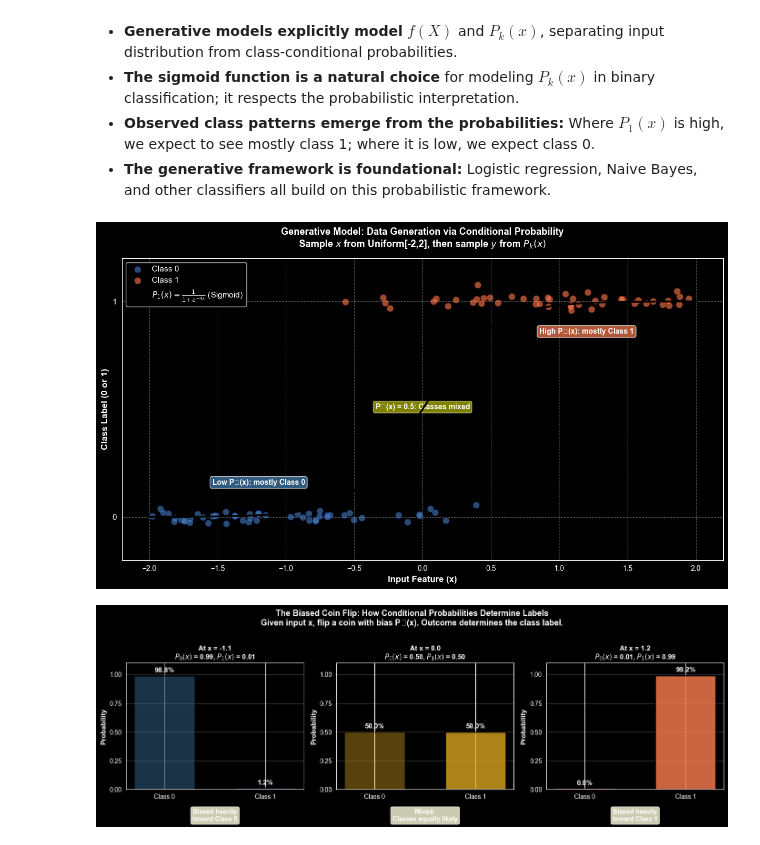
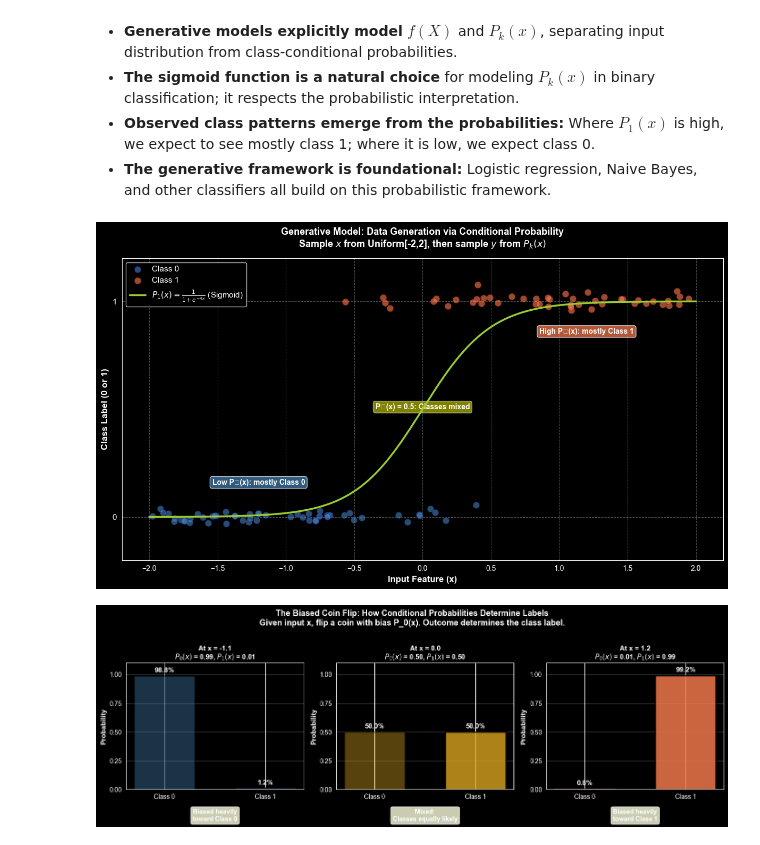
Before and after one commit to fuadh246/ese-5410, a Jupyter notebook: modules_notes/module_5: Classification/Introduction_to_Classification.ipynb, the cells around one changed output. Drawn from its saved outputs; the diff is of its cells as text; code cells hidden in the pictures.

```diff
--- a/modules_notes/module_5: Classification/Introduction_to_Classification.ipynb
+++ b/modules_notes/module_5: Classification/Introduction_to_Classification.ipynb
@@ -147,37 +152,37 @@ ax.scatter(X[class_1_mask], np.ones(np.sum(class_1_mask)) + np.random.normal(0,
 x_smooth = np.linspace(-2, 2, 300)
 P_1_smooth = expit(4 * x_smooth)
 
-ax.plot(x_smooth, P_1_smooth, 'k-', linewidth=2.5, label=r'$P_1(x) = \frac{1}{1 + e^{-4x}}$ (Sigmoid)', zorder=5)
+ax.plot(x_smooth, P_1_smooth, 'k-', linewidth=2.5, label=r'$P_1(x) = \frac{1}{1 + e^{-4x}}$ (Sigmoid)', zorder=5,color='yellowgreen')
 
 # Formatting
 ax.set_xlabel('Input Feature (x)', fontsize=12, fontweight='bold')
 ax.set_ylabel('Class Label (0 or 1)', fontsize=12, fontweight='bold')
 ax.set_title('Generative Model: Data Generation via Conditional Probability\n' +
              r'Sample $x$ from Uniform[-2,2], then sample $y$ from $P_k(x)$',
              fontsize=13, fontweight='bold', pad=15)
 ax.set_ylim(-0.2, 1.2)
 ax.set_yticks([0, 1])
 ax.set_yticklabels(['0', '1'], fontsize=11)
 ax.legend(fontsize=11, loc='upper left', framealpha=0.95)
 ax.grid(True, alpha=0.3, linestyle='--')
 
 # Add annotation boxes to highlight key insights
 textstr1 = 'High P₁(x): mostly Class 1'
 ax.text(1.2, 0.85, textstr1, fontsize=10, bbox=dict(boxstyle='round', facecolor='coral', alpha=0.7),
         ha='center', fontweight='bold')
 
 textstr2 = 'Low P₁(x): mostly Class 0'
 ax.text(-1.2, 0.15, textstr2, fontsize=10, bbox=dict(boxstyle='round', facecolor='steelblue', alpha=0.7),
         ha='center', fontweight='bold')
 
 textstr3 = r'P₁(x) = 0.5: Classes mixed'
 ax.text(0, 0.5, textstr3, fontsize=10, bbox=dict(boxstyle='round', facecolor='yellow', alpha=0.5),
         ha='center', fontweight='bold')
 
 plt.tight_layout()
 plt.show()
 # %% [output]
-[figure, old version]
+[figure, new version]
 # %%
 import numpy as np
 import matplotlib.pyplot as plt
```
Also changed, not shown: parts of 6 cells of this notebook, 1 other file.
